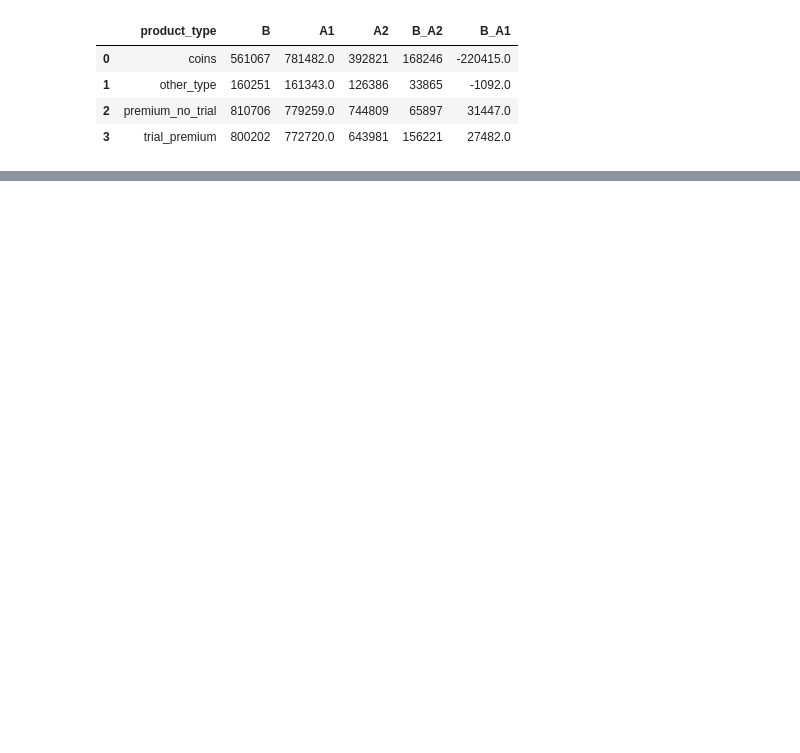
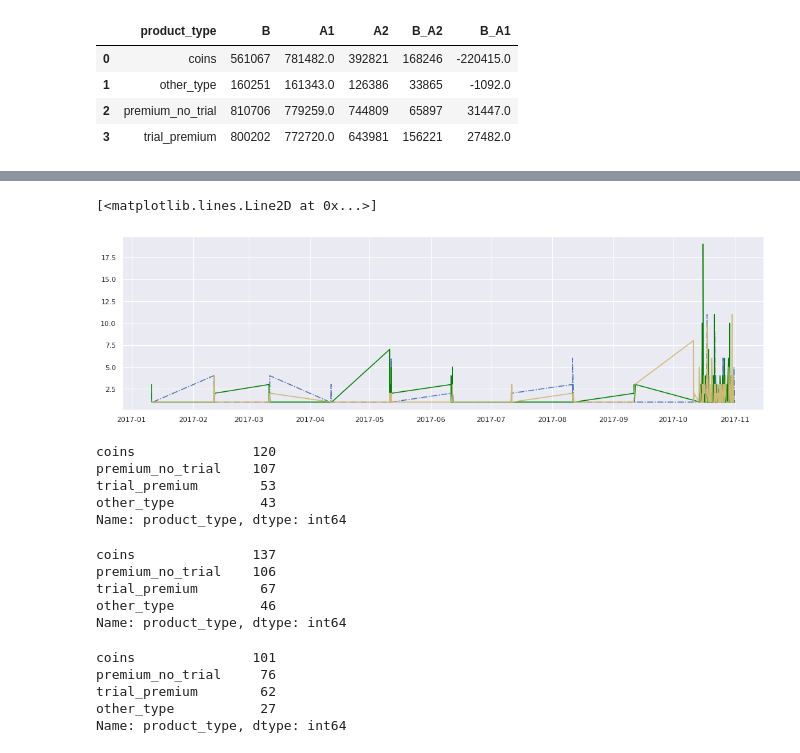
Before and after one commit to hawk20434/AAB-TEST, a Jupyter notebook: LyginMV.ipynb, the cells around one changed output, grey strips where cells are left out. Cells and saved outputs as stored; diff of their text form; code cells hidden in the pictures; blank space fills up the shorter version.

```diff
--- a/LyginMV.ipynb
+++ b/LyginMV.ipynb
@@ -1172,3 +1186,41 @@ product_type
+# %%
+# посмотрим уже на нормальном графике - уберем с группы А1 лишние промежутки
+A1_joined_at["joined_at_new"] = A1_joined_at.joined_at.dt.strftime('%Y-%m')
+A1_joined_at = A1_joined_at.query('joined_at > "2017-01"')
+# %%
+# значимых изменений в приросте пользователей не было обнаружено за исследуемый промежуток
+plt.plot(B_joined_at.joined_at, B_joined_at.B,linestyle='-.')
+plt.plot(A1_joined_at.joined_at, A1_joined_at.A1, color='green')
+plt.plot(A2_joined_at.joined_at, A2_joined_at.A2, color='y')
+# %% [output]
+[<matplotlib.lines.Line2D at 0x...>]
+[figure, added]
+# %%
+# посмотрим изменилось ли число транзакиий по продукту, может стали больше монет покупать? или подписок?
+A2_frame.product_type.value_counts()
+# %% [output]
+coins               120
+premium_no_trial    107
+trial_premium        53
+other_type           43
+Name: product_type, dtype: int64
+# %%
+A1_frame.product_type.value_counts()
+# %% [output]
+coins               137
+premium_no_trial    106
+trial_premium        67
+other_type           46
+Name: product_type, dtype: int64
+# %%
+# каких то значимых отличий не было обнаружено - значений мало - делать визуализацию нет смысла
+B_frame.product_type.value_counts()
+# %% [output]
+coins               101
+premium_no_trial     76
+trial_premium        62
+other_type           27
+Name: product_type, dtype: int64
 # %% [markdown]
 # Заключение
 
```
Also changed, not shown: parts of 49 cells of this notebook.
